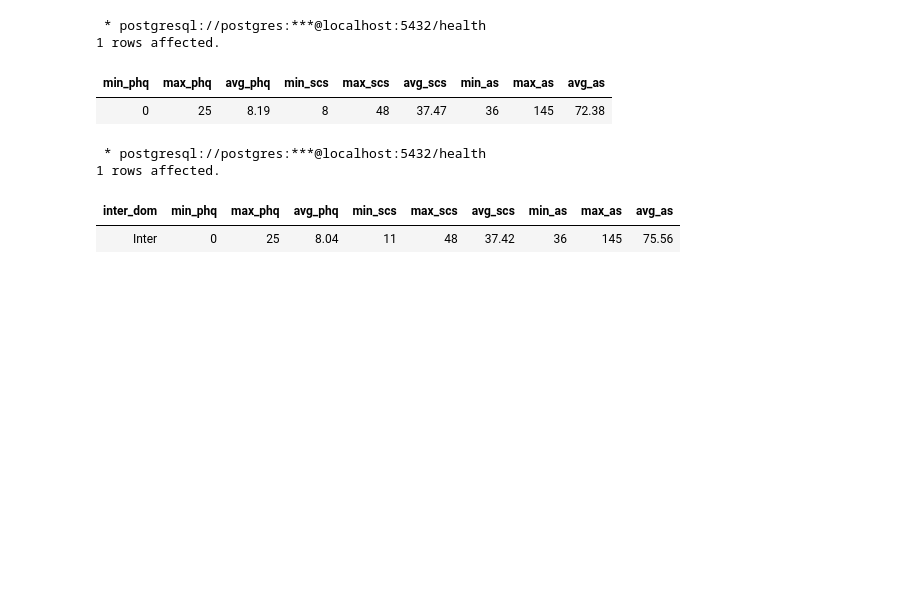
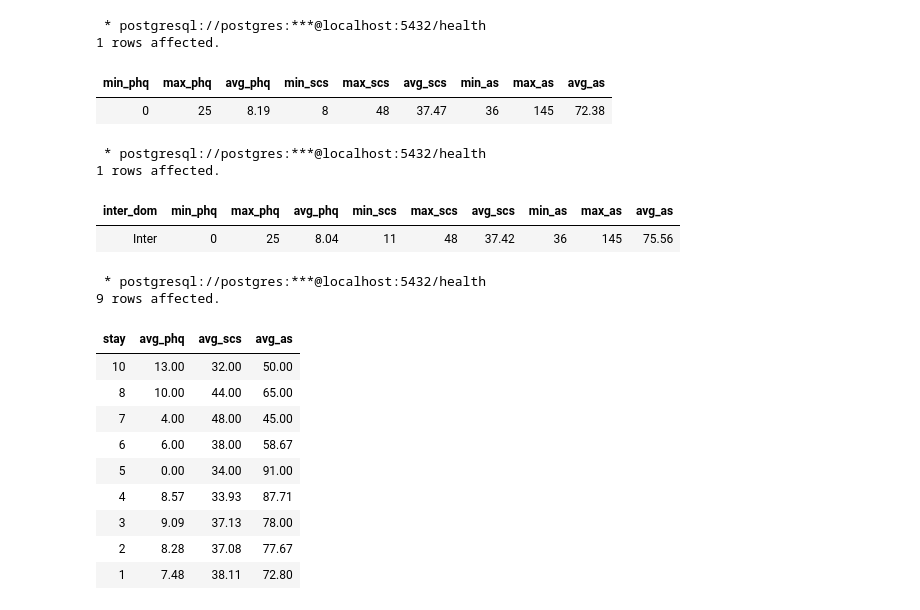
Before and after one commit to JeremyTallant/mental_health, a Jupyter notebook: student_health.ipynb, the cells around one changed output. Drawn from its saved outputs; the diff is of its cells as text; code cells hidden in the pictures; blank space fills up the shorter version.

```diff
--- a/student_health.ipynb
+++ b/student_health.ipynb
@@ -170,3 +170,28 @@ GROUP BY inter_dom;
 1 rows affected.
 | inter_dom | min_phq | max_phq | avg_phq | min_scs | max_scs | avg_scs | min_as | max_as | avg_as |
 | Inter | 0 | 25 | 8.04 | 11 | 48 | 37.42 | 36 | 145 | 75.56 |
+# %%
+%%sql
+-- Query of summary statistics of the diagnostic scores for international students
+SELECT
+	stay,
+	ROUND(AVG(todep),2) AS avg_phq,
+	ROUND(AVG(tosc),2) AS avg_scs,
+	ROUND(AVG(toas),2) AS avg_as
+FROM students
+WHERE inter_dom = 'Inter'
+GROUP BY stay
+ORDER BY stay DESC;
+# %% [output]
+ * postgresql://postgres:***@localhost:5432/health
+9 rows affected.
+| stay | avg_phq | avg_scs | avg_as |
+| 10 | 13.00 | 32.00 | 50.00 |
+| 8 | 10.00 | 44.00 | 65.00 |
+| 7 | 4.00 | 48.00 | 45.00 |
+| 6 | 6.00 | 38.00 | 58.67 |
+| 5 | 0.00 | 34.00 | 91.00 |
+| 4 | 8.57 | 33.93 | 87.71 |
+| 3 | 9.09 | 37.13 | 78.00 |
+| 2 | 8.28 | 37.08 | 77.67 |
+| 1 | 7.48 | 38.11 | 72.80 |
```
